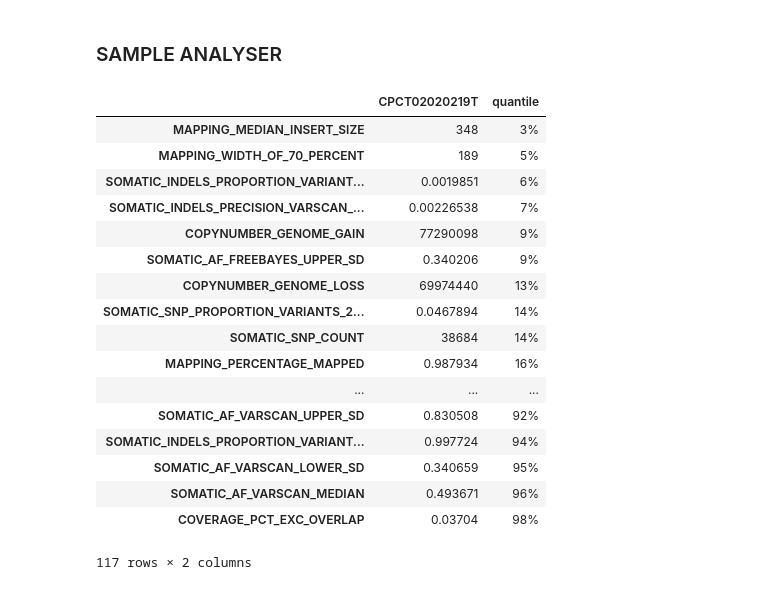
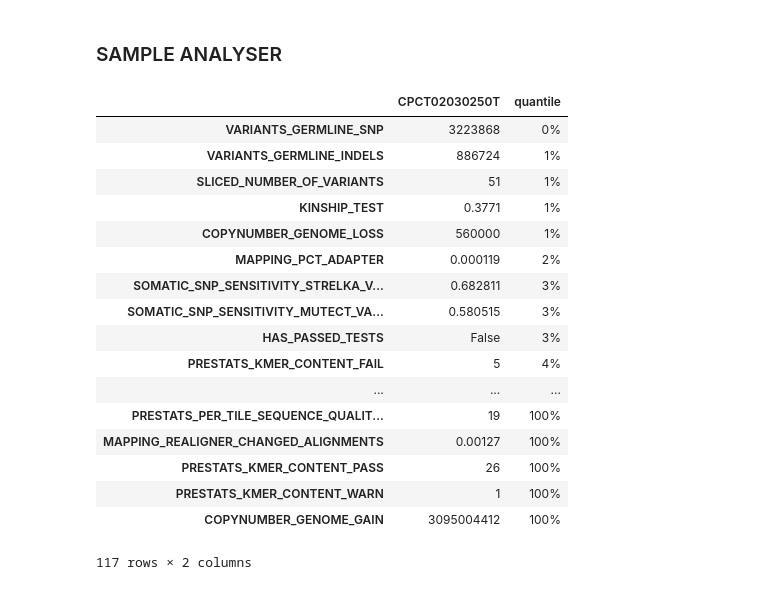
Before and after one commit to hartwigmedical/scripts, a Jupyter notebook: ipython/HealthChecksAnalysis.ipynb, the cells around one changed output. Drawn from its saved outputs; the diff is of its cells as text; code cells hidden in the pictures.

```diff
--- a/ipython/HealthChecksAnalysis.ipynb
+++ b/ipython/HealthChecksAnalysis.ipynb
@@ -140,27 +131,29 @@ KeyboardInterrupt:
 # %% [markdown]
 ### SAMPLE ANALYSER
+# %%
+hc = hc[~hc.RUN_NAME.str.contains('160802_HMFregCPCT_FR12254625_FR12244507_CPCT0')]
 # %%
-analysisSample = 'CPCT02020219T'
+analysisSample = 'CPCT02030250T'
 hcQuantile = hc[hc.SAMPLE_TYPE=="T"].rank(axis=0, method='average', numeric_only=True, na_option='keep', ascending=True, pct=True)
 hcSummary = hc.loc[analysisSample].to_frame().join(hcQuantile.loc[analysisSample].to_frame().rename(columns={analysisSample: 'quantile'}),rsuffix='_q').sort_values('quantile')
 hcSummary['quantile'] = (100*hcSummary['quantile']).map('{0:.0f}%'.format).replace(to_replace="nan%", value="")
 hcSummary[hcSummary['quantile'] != '']
 # %% [output]
-|  | CPCT02020219T | quantile |
-| MAPPING_MEDIAN_INSERT_SIZE | 348 | 3% |
-| MAPPING_WIDTH_OF_70_PERCENT | 189 | 5% |
-| SOMATIC_INDELS_PROPORTION_VARIANT... | 0.0019851 | 6% |
-| SOMATIC_INDELS_PRECISION_VARSCAN_... | 0.00226538 | 7% |
-| COPYNUMBER_GENOME_GAIN | 77290098 | 9% |
-| SOMATIC_AF_FREEBAYES_UPPER_SD | 0.340206 | 9% |
-| COPYNUMBER_GENOME_LOSS | 69974440 | 13% |
-| SOMATIC_SNP_PROPORTION_VARIANTS_2... | 0.0467894 | 14% |
-| SOMATIC_SNP_COUNT | 38684 | 14% |
-| MAPPING_PERCENTAGE_MAPPED | 0.987934 | 16% |
+|  | CPCT02030250T | quantile |
+| VARIANTS_GERMLINE_SNP | 3223868 | 0% |
+| VARIANTS_GERMLINE_INDELS | 886724 | 1% |
+| SLICED_NUMBER_OF_VARIANTS | 51 | 1% |
+| KINSHIP_TEST | 0.3771 | 1% |
+| COPYNUMBER_GENOME_LOSS | 560000 | 1% |
+| MAPPING_PCT_ADAPTER | 0.000119 | 2% |
+| SOMATIC_SNP_SENSITIVITY_STRELKA_V... | 0.682811 | 3% |
+| SOMATIC_SNP_SENSITIVITY_MUTECT_VA... | 0.580515 | 3% |
+| HAS_PASSED_TESTS | False | 3% |
+| PRESTATS_KMER_CONTENT_FAIL | 5 | 4% |
 | ... | ... | ... |
-| SOMATIC_AF_VARSCAN_UPPER_SD | 0.830508 | 92% |
-| SOMATIC_INDELS_PROPORTION_VARIANT... | 0.997724 | 94% |
-| SOMATIC_AF_VARSCAN_LOWER_SD | 0.340659 | 95% |
-| SOMATIC_AF_VARSCAN_MEDIAN | 0.493671 | 96% |
-| COVERAGE_PCT_EXC_OVERLAP | 0.03704 | 98% |
+| PRESTATS_PER_TILE_SEQUENCE_QUALIT... | 19 | 100% |
+| MAPPING_REALIGNER_CHANGED_ALIGNMENTS | 0.00127 | 100% |
+| PRESTATS_KMER_CONTENT_PASS | 26 | 100% |
+| PRESTATS_KMER_CONTENT_WARN | 1 | 100% |
+| COPYNUMBER_GENOME_GAIN | 3095004412 | 100% |
 117 rows × 2 columns
```
Also changed, not shown: parts of 2 cells of this notebook, 4 other files.
